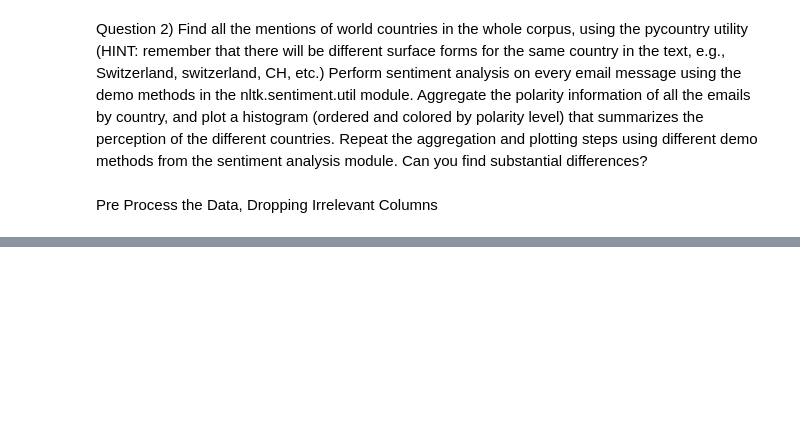
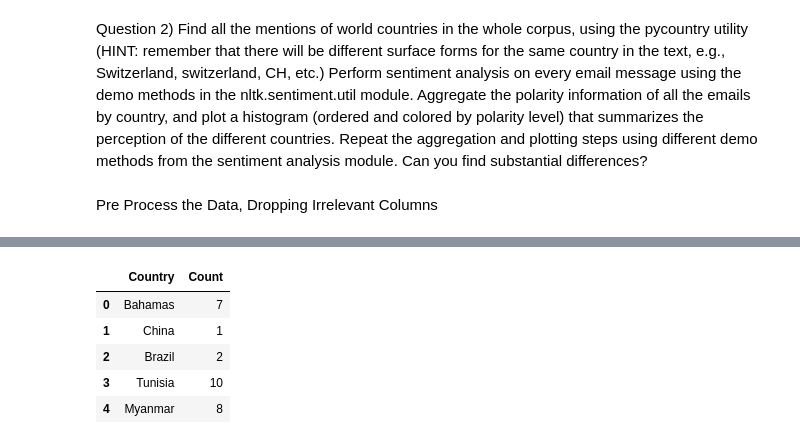
Before and after one commit to Merinorus/adaisawesome, a Jupyter notebook: Homework/05 - Taming Text/HW05_awesometeam_Q2.ipynb, the cells around one changed output, grey strips where cells are left out. Saved outputs shown, nothing was run; the diff lists cells and outputs as text; code cells hidden in the pictures; blank space fills up the shorter version.

```diff
--- a/Homework/05 - Taming Text/HW05_awesometeam_Q2.ipynb
+++ b/Homework/05 - Taming Text/HW05_awesometeam_Q2.ipynb
@@ -21,0 +166,15 @@ emails = emails.drop(['DocNumber', 'MetadataPdfLink','DocNumber', 'ExtractedDocN
+# %%
+count_list = []
+for country in Country_Sent['Country']:
+    count = countries_cited.count(country)
+    count_list.append(count)
+
+Country_Sent['Count']=count_list
+Country_Sent.head()
+# %% [output]
+|  | Country | Count |
+| 0 | Bahamas | 7 |
+| 1 | China | 1 |
+| 2 | Brazil | 2 |
+| 3 | Tunisia | 10 |
+| 4 | Myanmar | 8 |
```
Also changed, not shown: parts of 19 cells of this notebook, 2 other files.
